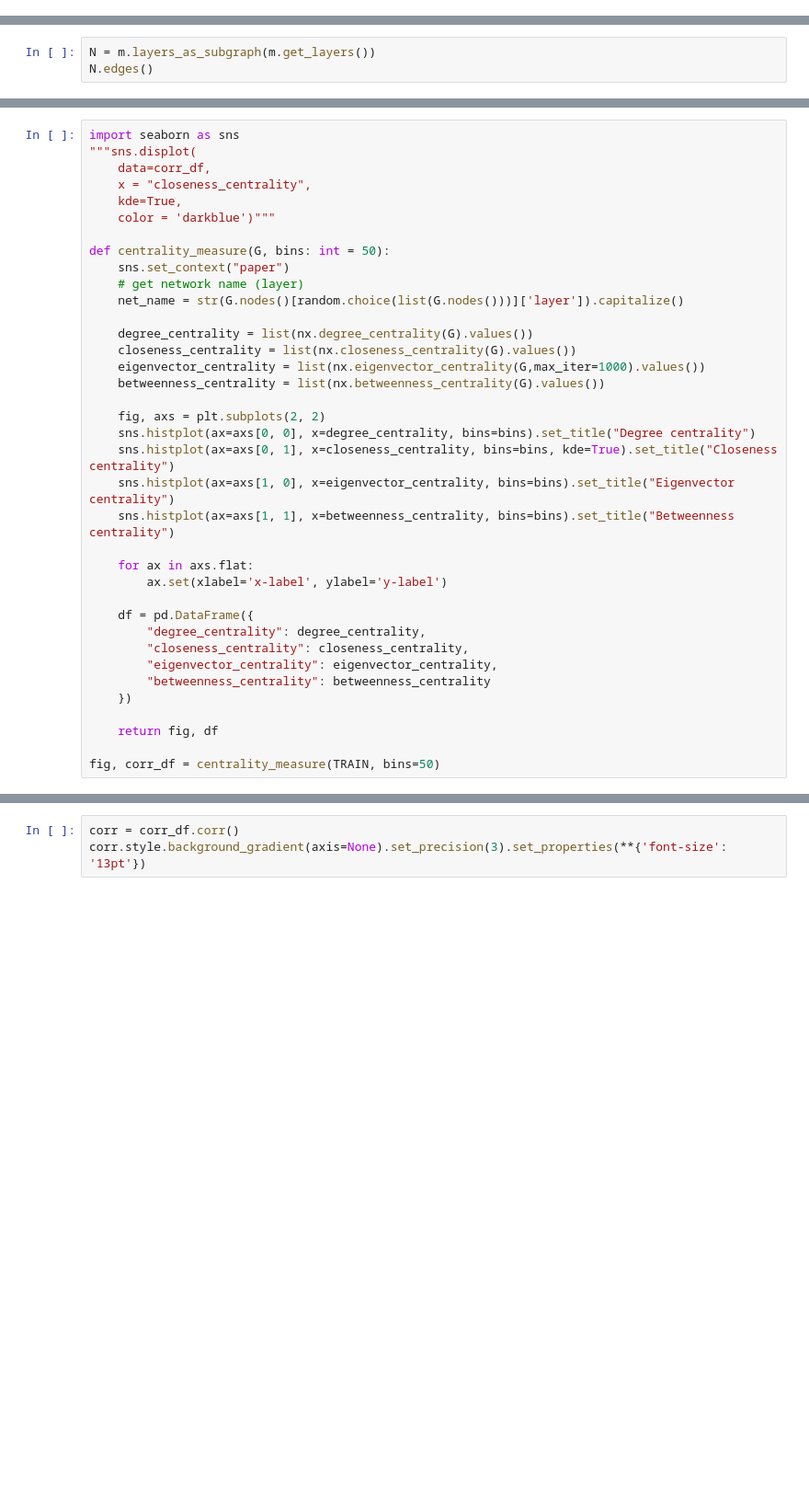
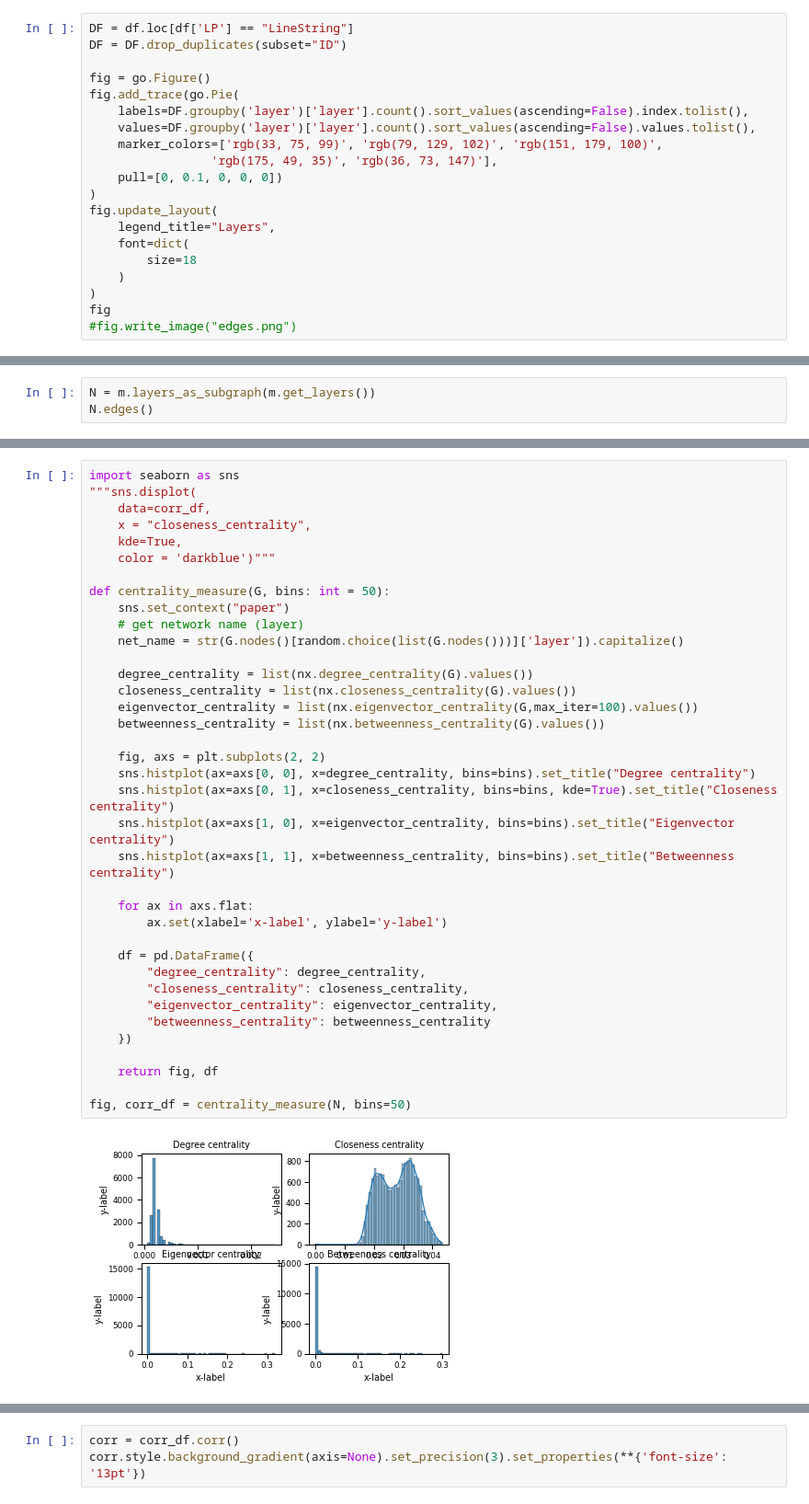
Before and after one commit to MatteoFasulo/Paris-Euler, a Jupyter notebook: result.ipynb, the cells around one changed output, grey strips where cells are left out. Shown at 92% size. Cells and saved outputs as stored; diff of their text form; blank space fills up the shorter version.

```diff
--- a/result.ipynb
+++ b/result.ipynb
@@ -867,3 +866,23 @@ px.pie(
+# %%
+DF = df.loc[df['LP'] == "LineString"]
+DF = DF.drop_duplicates(subset="ID")
+
+fig = go.Figure()
+fig.add_trace(go.Pie(
+    labels=DF.groupby('layer')['layer'].count().sort_values(ascending=False).index.tolist(),
+    values=DF.groupby('layer')['layer'].count().sort_values(ascending=False).values.tolist(),
+    marker_colors=['rgb(33, 75, 99)', 'rgb(79, 129, 102)', 'rgb(151, 179, 100)',
+                 'rgb(175, 49, 35)', 'rgb(36, 73, 147)'],
+    pull=[0, 0.1, 0, 0, 0])
+)
+fig.update_layout(
+    legend_title="Layers",
+    font=dict(
+        size=18
+    )
+)
+fig
+#fig.write_image("edges.png")
 # %% [markdown]
 # 3D Plot of Layers
 # %%
@@ -1299,32 +1266,34 @@ import seaborn as sns
     kde=True,
     color = 'darkblue')"""
 
 def centrality_measure(G, bins: int = 50):
     sns.set_context("paper")
     # get network name (layer)
     net_name = str(G.nodes()[random.choice(list(G.nodes()))]['layer']).capitalize()
 
     degree_centrality = list(nx.degree_centrality(G).values())
     closeness_centrality = list(nx.closeness_centrality(G).values())
-    eigenvector_centrality = list(nx.eigenvector_centrality(G,max_iter=1000).values())
+    eigenvector_centrality = list(nx.eigenvector_centrality(G,max_iter=100).values())
     betweenness_centrality = list(nx.betweenness_centrality(G).values())
 
     fig, axs = plt.subplots(2, 2)
     sns.histplot(ax=axs[0, 0], x=degree_centrality, bins=bins).set_title("Degree centrality")
     sns.histplot(ax=axs[0, 1], x=closeness_centrality, bins=bins, kde=True).set_title("Closeness centrality")
     sns.histplot(ax=axs[1, 0], x=eigenvector_centrality, bins=bins).set_title("Eigenvector centrality")
     sns.histplot(ax=axs[1, 1], x=betweenness_centrality, bins=bins).set_title("Betweenness centrality")
 
     for ax in axs.flat:
         ax.set(xlabel='x-label', ylabel='y-label')
 
     df = pd.DataFrame({
         "degree_centrality": degree_centrality,
         "closeness_centrality": closeness_centrality,
         "eigenvector_centrality": eigenvector_centrality,
         "betweenness_centrality": betweenness_centrality
     })
 
     return fig, df
 
-fig, corr_df = centrality_measure(TRAIN, bins=50)
+fig, corr_df = centrality_measure(N, bins=50)
+# %% [output]
+[figure, added]
```
Also changed, not shown: parts of 16 cells of this notebook, 10 other files.
